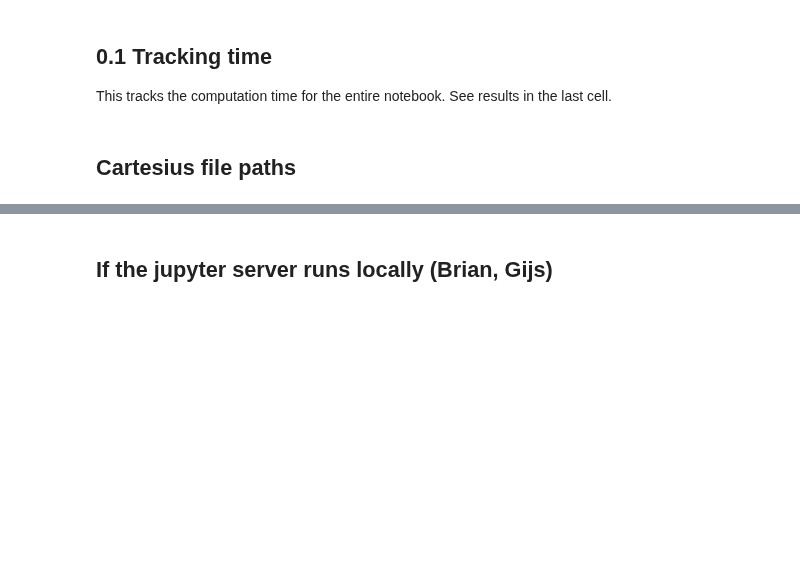
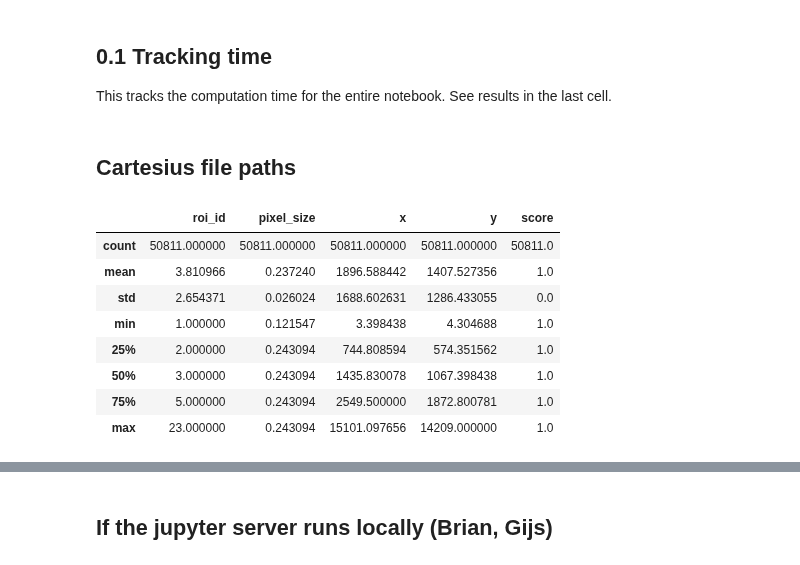
Before and after one commit to jeffluppes/ISMI2018, a Jupyter notebook: Project/ProjectNotebook.ipynb, the cells around one changed output, grey strips where cells are left out. Saved outputs shown, nothing was run; the diff lists cells and outputs as text; code cells hidden in the pictures; blank space fills up the shorter version.

Commit message:
Added dataframe with cell counts per image and a bunch of statistics, lowered the radius, added chris's availability, weekly goals

```diff
--- a/Project/ProjectNotebook.ipynb
+++ b/Project/ProjectNotebook.ipynb
@@ -148,3 +150,17 @@ num_channels = 3  #changing this breaks the entire thing.
 gen_patches = False #Whether or not you want to generate new patches. Keep false to use patches stored on disk
 train_patches_dir = data_dir+'/train_patches'
 validation_patches_dir = data_dir+'/validation_patches'
+# %%
+# read in train csv and show what we've got
+train_annotations = pd.read_csv(train_points, index_col=False)
+train_annotations.describe()
+# %% [output]
+|  | roi_id | pixel_size | x | y | score |
+| count | 50811.000000 | 50811.000000 | 50811.000000 | 50811.000000 | 50811.0 |
+| mean | 3.810966 | 0.237240 | 1896.588442 | 1407.527356 | 1.0 |
+| std | 2.654371 | 0.026024 | 1688.602631 | 1286.433055 | 0.0 |
+| min | 1.000000 | 0.121547 | 3.398438 | 4.304688 | 1.0 |
+| 25% | 2.000000 | 0.243094 | 744.808594 | 574.351562 | 1.0 |
+| 50% | 3.000000 | 0.243094 | 1435.830078 | 1067.398438 | 1.0 |
+| 75% | 5.000000 | 0.243094 | 2549.500000 | 1872.800781 | 1.0 |
+| max | 23.000000 | 0.243094 | 15101.097656 | 14209.000000 | 1.0 |
```
Also changed, not shown: parts of 15 cells of this notebook.
